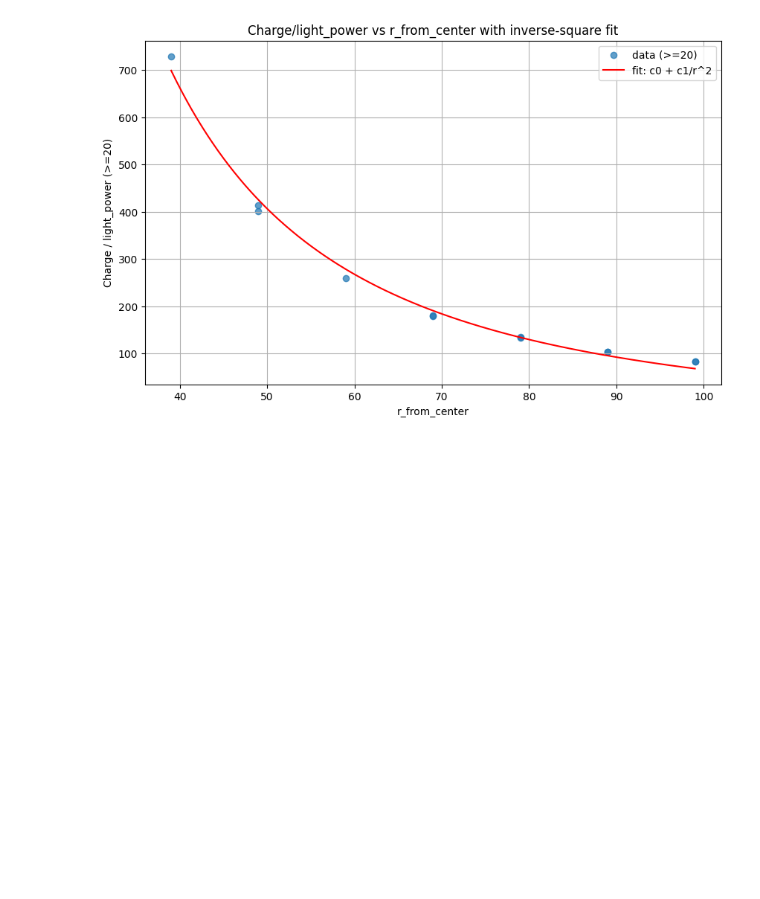
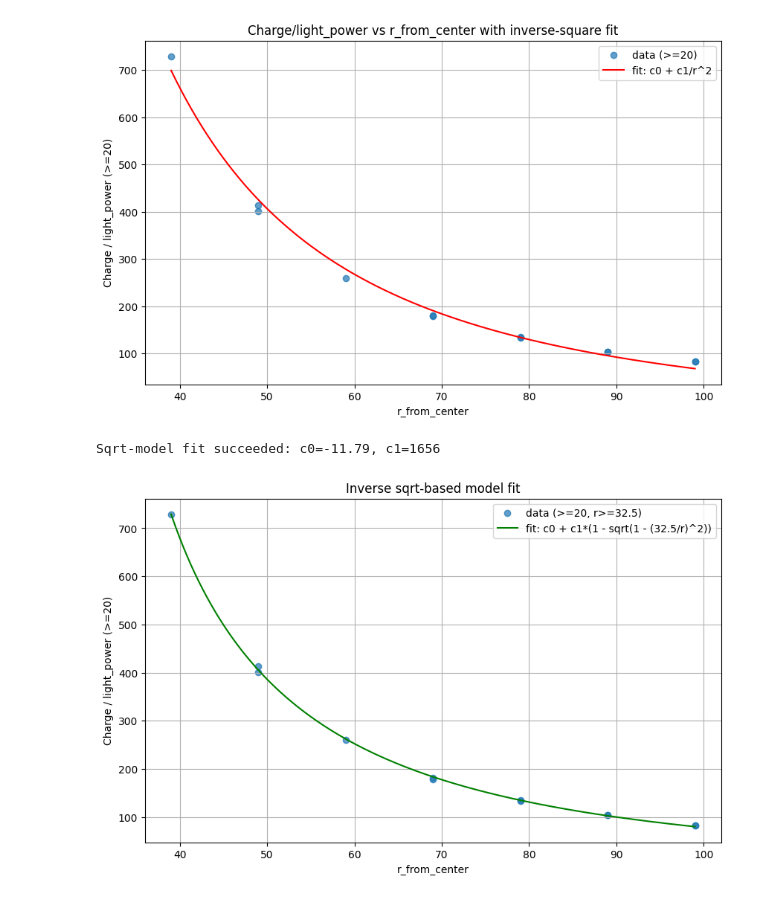
Before and after one commit to daikichi314/keio, a Jupyter notebook: hkelec/reconst/models/find_models.ipynb, the cells around one changed output. Drawn from its saved outputs; the diff is of its cells as text; code cells hidden in the pictures; blank space fills up the shorter version.

```diff
--- a/hkelec/reconst/models/find_models.ipynb
+++ b/hkelec/reconst/models/find_models.ipynb
@@ -115,3 +115,61 @@ Try using .loc[row_indexer,col_indexer] = value instead
 See the caveats in the documentation: https://pandas.pydata.org/pandas-docs/stable/user_guide/indexing.html#returning-a-view-versus-a-copy
   filtered_df['charge_per_power'] = filtered_df['Charge(pC)'] / filtered_df['light_power(def:(15dB, 5V)=1)']
 [figure]
+# %%
+# Fit with y = c0 + c1 * (1 - sqrt(1 - (32.5/r_from_center)^2))
+import numpy as np
+from scipy.optimize import curve_fit
+
+# Ensure filtered_df is available
+try:
+    _ = filtered_df
+except NameError:
+    raise RuntimeError("Cell 2 must be run first to define filtered_df.")
+
+# Prepare arrays (apply domain mask r>=32.5 and finite values)
+a_const = 32.5
+x = filtered_df['r_from_center'].to_numpy(dtype=float)
+y = filtered_df['charge_per_power'].to_numpy(dtype=float)
+mask = np.isfinite(x) & np.isfinite(y) & (x >= a_const)
+x = x[mask]
+y = y[mask]
+
+def sqrt_model(r, c0, c1):
+    # y = c0 + c1 * (1 - sqrt(1 - (a/r)^2))
+    a = a_const
+    return c0 + c1 * (1.0 - np.sqrt(1.0 - (a / r) ** 2))
+
+# Initial guesses
+p0 = [100.0, 6000.0]
+
+# Plot range
+x_min = float(np.min(x)) if x.size else a_const
+x_max = float(np.max(x)) if x.size else a_const + 1.0
+
+# Fit
+try:
+    popt, pcov = curve_fit(sqrt_model, x, y, p0=p0, maxfev=20000)
+    c0_s, c1_s = popt
+    print(f"Sqrt-model fit succeeded: c0={c0_s:.4g}, c1={c1_s:.4g}")
+except Exception as e:
+    print("Sqrt-model fit failed:", e)
+    c0_s, c1_s = p0
+
+# Plot
+import matplotlib.pyplot as plt
+plt.figure(figsize=(10, 6))
+plt.scatter(x, y, label='data (>=20, r>=32.5)', alpha=0.7)
+
+x_fit = np.linspace(max(a_const, x_min), x_max, 400)
+y_fit = sqrt_model(x_fit, c0_s, c1_s)
+plt.plot(x_fit, y_fit, color='green', label='fit: c0 + c1*(1 - sqrt(1 - (32.5/r)^2))')
+
+plt.xlabel('r_from_center')
+plt.ylabel('Charge / light_power (>=20)')
+plt.title('Inverse sqrt-based model fit')
+plt.grid(True)
+plt.legend()
+plt.show()
+# %% [output]
+Sqrt-model fit succeeded: c0=-11.79, c1=1656
+[figure, added]
```
Also changed, not shown: 10 other files.
